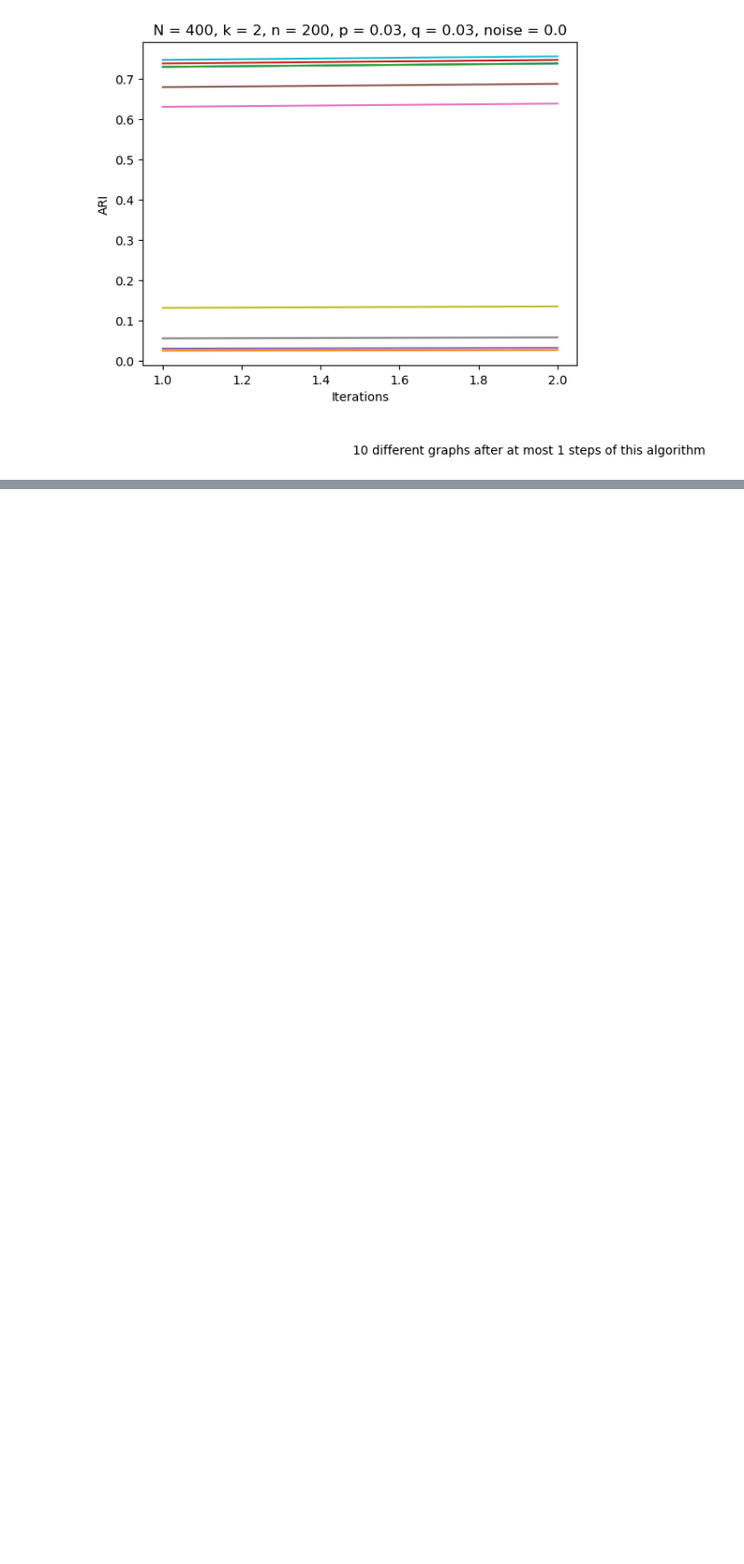
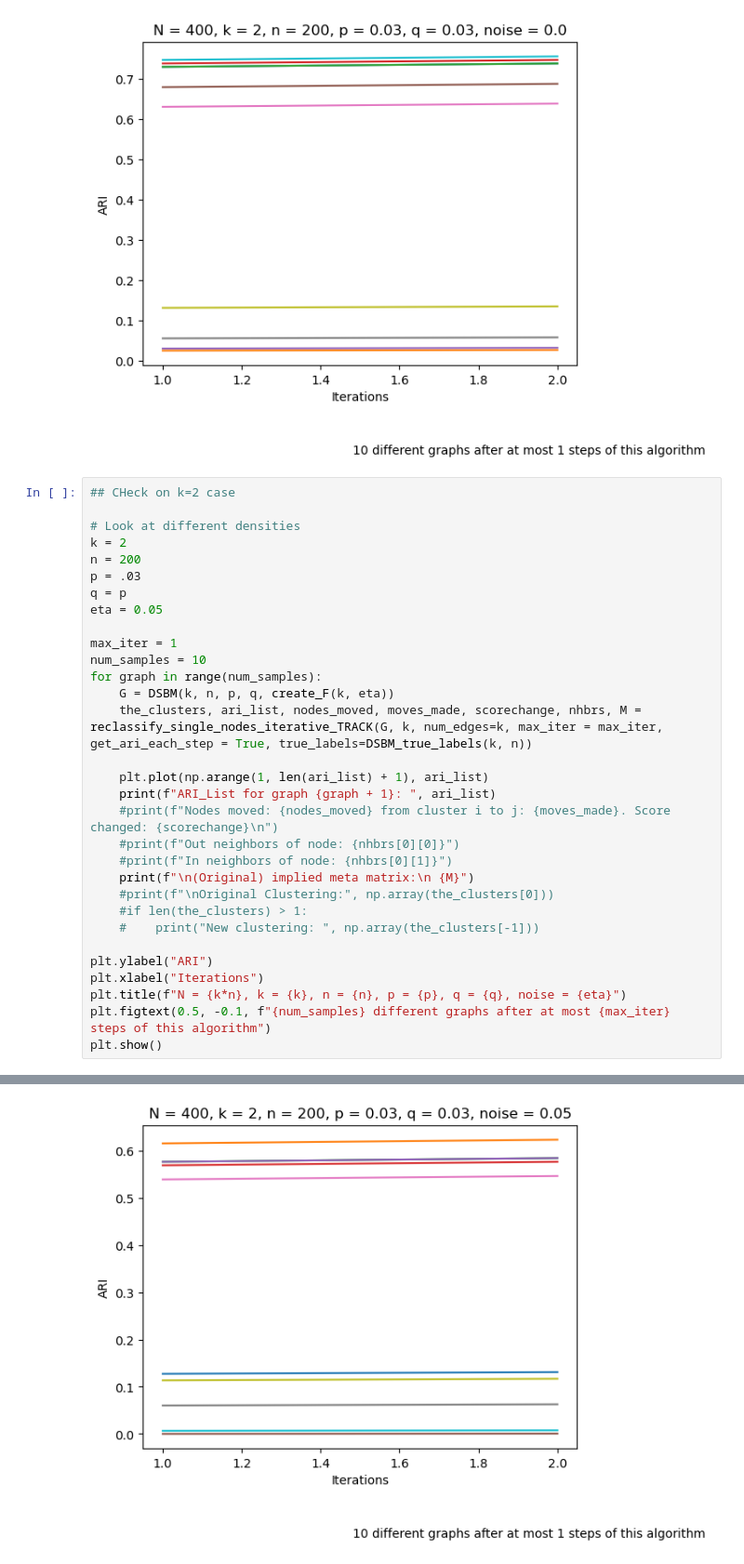
Before and after one commit to AdamKnudson/Directed-Graph-Clustering, a Jupyter notebook: ReclassifySingleNodes.ipynb, the cells around one changed output, grey strips where cells are left out. Shown at 93% size. Drawn from its saved outputs; the diff is of its cells as text; blank space fills up the shorter version.

Commit message:
Included a few more examples of adding noise

```diff
--- a/ReclassifySingleNodes.ipynb
+++ b/ReclassifySingleNodes.ipynb
@@ -2037,3 +2037,35 @@ ARI_List for graph 3:  [0.7303552978478315, 0.738951041448654]
  [[0.         0.        ]
  [0.46771654 0.        ]]
 [figure]
+# %%
+## CHeck on k=2 case
+
+# Look at different densities
+k = 2
+n = 200
+p = .03
+q = p
+eta = 0.05
+
+max_iter = 1
+num_samples = 10
+for graph in range(num_samples):
+    G = DSBM(k, n, p, q, create_F(k, eta))
+    the_clusters, ari_list, nodes_moved, moves_made, scorechange, nhbrs, M = reclassify_single_nodes_iterative_TRACK(G, k, num_edges=k, max_iter = max_iter, get_ari_each_step = True, true_labels=DSBM_true_labels(k, n))
+
+    plt.plot(np.arange(1, len(ari_list) + 1), ari_list)
+    print(f"ARI_List for graph {graph + 1}: ", ari_list)
+    #print(f"Nodes moved: {nodes_moved} from cluster i to j: {moves_made}. Score changed: {scorechange}\n")
+    #print(f"Out neighbors of node: {nhbrs[0][0]}")
+    #print(f"In neighbors of node: {nhbrs[0][1]}")
+    print(f"\n(Original) implied meta matrix:\n {M}")
+    #print(f"\nOriginal Clustering:", np.array(the_clusters[0]))
+    #if len(the_clusters) > 1:
+    #    print("New clustering: ", np.array(the_clusters[-1]))
+
+plt.ylabel("ARI")
+plt.xlabel("Iterations")
+plt.title(f"N = {k*n}, k = {k}, n = {n}, p = {p}, q = {q}, noise = {eta}")
+plt.figtext(0.5, -0.1, f"{num_samples} different graphs after at most {max_iter} steps of this algorithm")
+plt.show()
+# %% [output]
@@ -2039,0 +2089 @@ ARI_List for graph 3:  [0.7303552978478315, 0.738951041448654]
+[figure, added]
```
Also changed, not shown: parts of 13 cells of this notebook.
